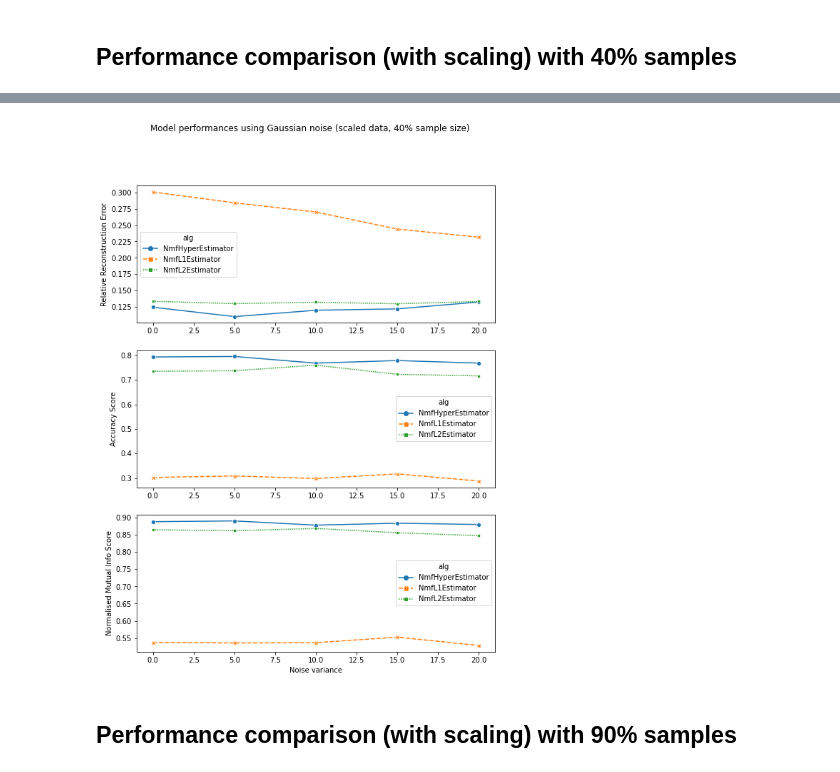
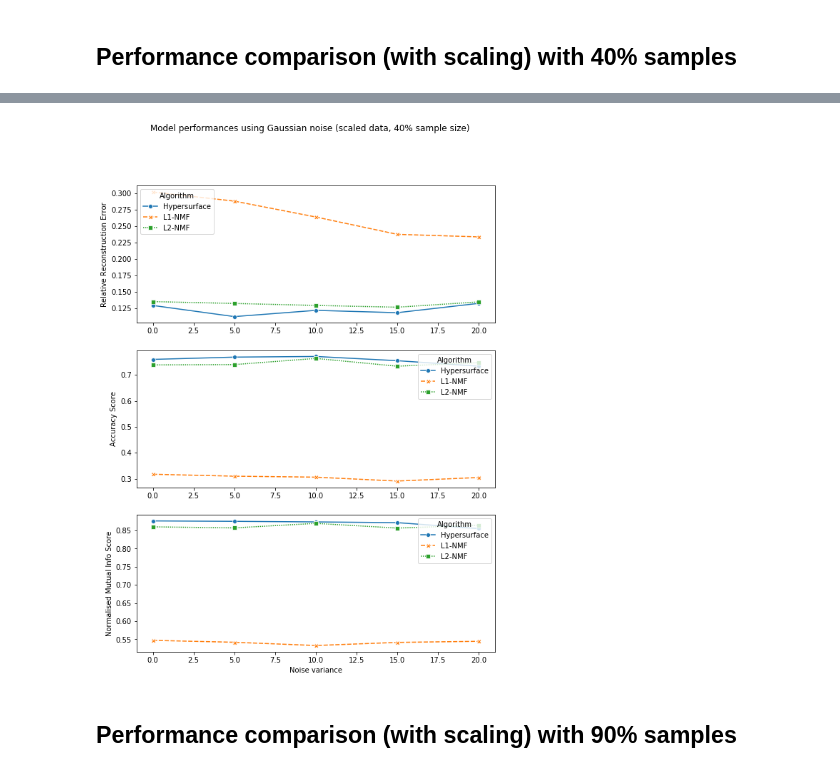
Before and after one commit to Dovermore/COMP5328NMF, a Jupyter notebook: src/assignment1_ORL.ipynb, the cells around one changed output, grey strips where cells are left out. Drawn from its saved outputs; the diff is of its cells as text; code cells hidden in the pictures.

Commit message:
commit new 5 trial orl data

```diff
--- a/src/assignment1_ORL.ipynb
+++ b/src/assignment1_ORL.ipynb
@@ -88,6 +89,16 @@ X_orl, Y_orl = load_data(root='data/ORL', reduce=2)
 print('ORL dataset: X.shape = {}, Y.shape = {}'.format(X_orl.shape, Y_orl.shape))
 # %% [output]
 ORL dataset: X.shape = (2576, 400), Y.shape = (400,)
+# %%
+# determine save place
+try:
+    save_to
+except:
+    save_to = check_create_dir("../run_"+get_current_time()+"/ORL")
+    image_path = save_to/"figures"
+    csv_path = save_to/"tables"
+    check_create_dir(image_path)
+    check_create_dir(csv_path)
 # %% [markdown]
 ## 2. Evaluation Metrics
 
@@ -630,7 +598,7 @@ alg_kwargs_pairs = [
 
 metrics = [rre_score, acc_score, nmi_score]
 metrics_names = ["rre", "acc_score", "nmi_score"]
-n_trials = 3         #No of random samples considered for training
+n_trials = 5         #No of random samples considered for training
 pc_sample = 0.4      #Training with 40% data
 # %%
 #Saltnpepper noise
@@ -868,11 +746,13 @@ Noise: {'noise_id': 3, 'mean': 0, 'sigma': 15}
 # %%
+Gauss_scaled_40.to_csv(csv_path/'raw_Gauss_Scaled_40%.csv')
 Gauss_scaled_40_mean = Gauss_scaled_40.groupby(['alg','n_components','noise_id']).mean()
 Gauss_scaled_40_mean = Gauss_scaled_40_mean.rename(columns={'rre':'rre_mean','acc_score':'acc_mean','nmi_score':'nmi_mean'})
 Gauss_scaled_40_std = Gauss_scaled_40.groupby(['alg','n_components','noise_id']).std()
 Gauss_scaled_40_std = Gauss_scaled_40_std.rename(columns={'rre':'rre_sd','acc_score':'acc_sd','nmi_score':'nmi_sd'})
 Gauss_scaled_40_std = Gauss_scaled_40_std.drop(columns=['mean', 'sigma'])
 Gauss_scaled_40_grouped = pd.concat([Gauss_scaled_40_mean, Gauss_scaled_40_std],axis=1)
-Gauss_scaled_40_grouped.to_csv('Performance_Gauss_Scaled_40%.csv')
+Gauss_scaled_40_grouped.to_csv(csv_path/'Performance_Gauss_Scaled_40%.csv')
+Gauss_scaled_40_grouped_idxreset = Gauss_scaled_40_grouped.reset_index()
 # %%
 # Plotting RRE, Accuracy and NMI scores against different Gaussian noise levels for n_components=50
 fig = plt.figure(figsize=[9, 12])
@@ -884,7 +764,7 @@ sns.lineplot(
     hue="alg",
     #size="n_components",
     style="alg",
-    data=Gauss_scaled_40_grouped.query("n_components == 50 and (alg=='NmfL2Estimator' or alg=='NmfHyperEstimator' or alg=='NmfL1Estimator')"),
+    data=Gauss_scaled_40_grouped_idxreset.query("n_components == 50 and (alg=='NmfL2Estimator' or alg=='NmfHyperEstimator' or alg=='NmfL1Estimator')"),
     estimator='mean',
     ci=95,
     n_boot=1000,
@@ -905,7 +785,7 @@ sns.lineplot(
     hue="alg",
     #size="n_components",
     style="alg",
-    data=Gauss_scaled_40_grouped.query("n_components == 50 and (alg=='NmfL2Estimator' or alg=='NmfHyperEstimator' or alg=='NmfL1Estimator')"),
+    data=Gauss_scaled_40_grouped_idxreset.query("n_components == 50 and (alg=='NmfL2Estimator' or alg=='NmfHyperEstimator' or alg=='NmfL1Estimator')"),
     estimator='mean',
     ci=95,
     n_boot=1000,
@@ -913,36 +793,36 @@ sns.lineplot(
     seed=None,
     sort=True,
     err_style='band',
     legend='full',
 )
 ax.set_xlabel('')
 ax.set_ylabel("Accuracy Score")
 ax.legend(title="Algorithm", loc="upper right", labels=['Hypersurface','L1-NMF','L2-NMF'])
 
 ax = fig.add_subplot(313)
 sns.lineplot(
     x="sigma",
     y="nmi_mean",
     hue="alg",
     #size="n_components",
     style="alg",
-    data=Gauss_scaled_40_grouped.query("n_components == 50 and (alg=='NmfL2Estimator' or alg=='NmfHyperEstimator' or alg=='NmfL1Estimator')"),
+    data=Gauss_scaled_40_grouped_idxreset.query("n_components == 50 and (alg=='NmfL2Estimator' or alg=='NmfHyperEstimator' or alg=='NmfL1Estimator')"),
     estimator='mean',
     ci=95,
     markers=True,
     n_boot=1000,
     seed=None,
     sort=True,
     err_style='band',
     legend='full',
 )
 ax.set_xlabel("Noise variance")
 ax.set_ylabel("Normalised Mutual Info Score")
 ax.legend(title="Algorithm", loc="upper right", labels=['Hypersurface','L1-NMF','L2-NMF'])
 plt.suptitle("Model performances using Gaussian noise (scaled data, 40% sample size)")
-plt.savefig("Gaussian_scaled_40%")
+plt.savefig(image_path/"Gaussian_scaled_40%")
 # %% [output]
-[figure, old version]
+[figure, new version]
 # %% [markdown]
 ## Performance comparison (with scaling) with 90% samples
 # %%
```
Also changed, not shown: parts of 39 cells of this notebook, 30 other files.
